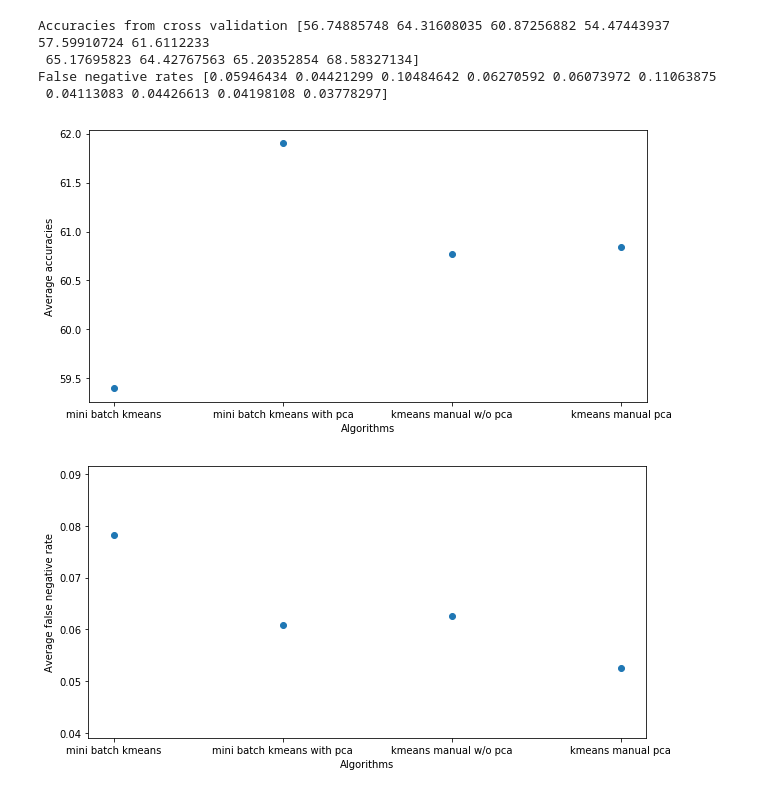
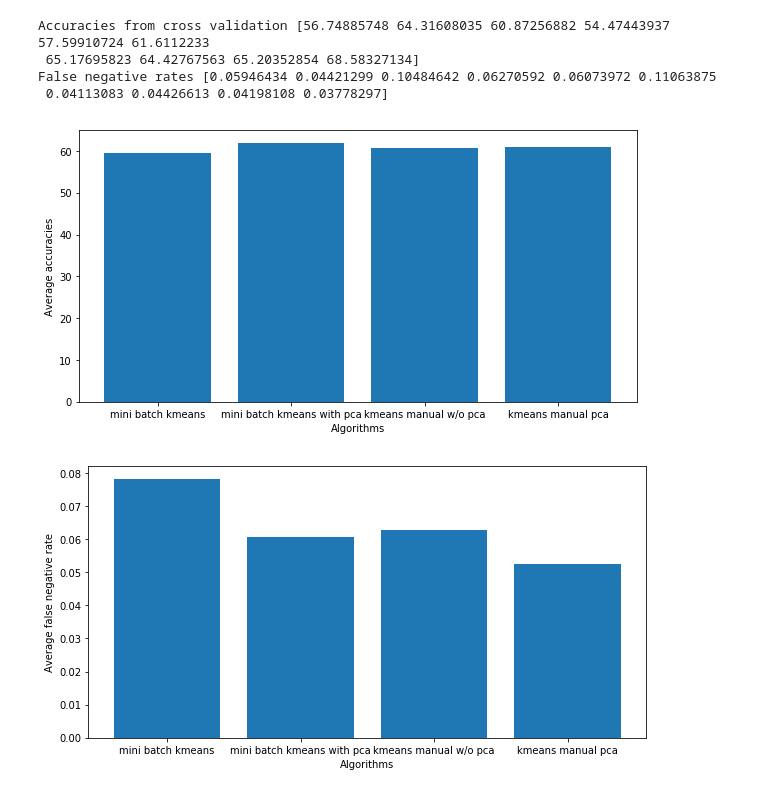
Before and after one commit to rahulk98/Loan-default-prediction, a Jupyter notebook: Final Project.ipynb, the cells around one changed output. Cells and saved outputs as stored; diff of their text form; code cells hidden in the pictures.

```diff
--- a/Final Project.ipynb
+++ b/Final Project.ipynb
@@ -6,10 +6,9 @@ import matplotlib.pyplot as plt
 from sklearn.preprocessing import LabelEncoder,StandardScaler
 
 #Data preprocessing
-data = pd.read_csv('LoanStats3b.csv',skiprows=1,low_memory=False)
-data = data.drop([data.index[len(data)-1], data.index[len(data)-2]])
+data = pd.read_csv('LoanStats3b.csv',skiprows=1)
 c = []
-#Dropping columns filled with more than half null values
+#Dropping columns filled with more than 90% null values
 data = data.dropna(thresh = len(data)*9/10,axis=1)
 #Removing redundant and irrelevant columns
 #Removing columns which have same values throughout
@@ -40,19 +39,16 @@ for i in string_label:
     le = LabelEncoder()
     data[i] = le.fit_transform(data[i])
 
+
+#Filling null values by mean
+data.fillna(data.mean(),inplace = True)
+data.to_csv("loanCleanedNotT.csv")
+
 #Applying standardization
 scl = StandardScaler()
 fields = data.columns.values[:-1]
-#Filling null values by mean
-data.fillna(data.mean(),inplace = True)
-data.to_csv("loanCleanedNotT.csv")
 data_clean = pd.DataFrame(scl.fit_transform(data[fields]), columns = fields)
-
-
 data_clean['loan_status'] = data['loan_status']
-
-data_clean['loan_status'].fillna(0, inplace=True)
-
 data_clean.to_csv('loanCleaned.csv', index=False)
 print(data.shape)
 # %% [output]
@@ -197,7 +196,6 @@ def sigmoid(z):
     temp = 1 + (np.exp(-z))
     return 1/temp
 def hypothesis(theta, x):
-
     if(sigmoid(np.dot(theta,x))<0.5):
         return 0
     else:
@@ -220,7 +218,7 @@ def gradient_descent(X,y,theta, alpha):
     for i in range(num_iter):
         e = gradient(X,theta,y)
         theta = theta - alpha * e
-    return theta, num_iter
+    return theta
 def predict(theta, X):
     h = []
     temp = np.ones(len(X)).reshape(len(X),1)
@@ -233,7 +231,7 @@ def logistic_reg(X, y, X_test,alpha=0.1):
     temp = np.ones(len(X)).reshape(len(X),1)
     X = vstack((temp.T,X.T)).T
     theta = np.ones(X.shape[1])
-    theta, num_iter = gradient_descent(X,y,theta,alpha)
+    theta = gradient_descent(X,y,theta,alpha)
     y_pred = predict(theta,X_test)
     return theta,y_pred
 a_scores = []
@@ -307,10 +305,9 @@ for train_index, test_index in kf.split(X):
         keras.layers.Dense(2,activation='softmax')
         ])
     model.compile(optimizer='sgd',
-              loss='categorical_crossentropy',
-              metrics=['accuracy'])
+              loss='categorical_crossentropy')
 
-    model.fit(X_train, y_train, epochs=30, batch_size=10000, verbose=0)
+    model.fit(X_train, y_train, epochs=30,verbose=0)
     y_pred = model.predict(X_test)
     score = accuracy_score(np.argmax(y_test,axis=1), np.argmax(y_pred,axis=1))*100
     tn, fp, fn, tp = confusion_matrix(np.argmax(y_test,axis=1), np.argmax(y_pred,axis=1)).ravel()
@@ -379,10 +377,9 @@ for train_index, test_index in kf.split(X):
         keras.layers.Dense(2,activation='softmax')
         ])
     model.compile(optimizer='sgd',
-              loss='categorical_crossentropy',
-              metrics=['accuracy'])
+              loss='categorical_crossentropy')
 
-    model.fit(X_train, y_train, epochs=30, batch_size=10000, verbose=0)
+    model.fit(X_train, y_train, epochs=30)
     y_pred = model.predict(X_test)
     score = accuracy_score(np.argmax(y_test,axis=1), np.argmax(y_pred,axis=1))*100
     tn, fp, fn, tp = confusion_matrix(np.argmax(y_test,axis=1), np.argmax(y_pred,axis=1)).ravel()
@@ -910,20 +905,20 @@ False negative rates [0.05946434 0.04421299 0.10484642 0.06270592 0.06073972 0.1
 # %%
 from matplotlib import pyplot as plt
 algos = ["mini batch kmeans","mini batch kmeans with pca", "kmeans manual w/o pca", "kmeans manual pca"]
 acc = [mbkm_wo_pca_acc, mbkm_pca_acc,kmeans_m_wo_pca_acc,kmeans_m_pca_acc]
 fnr = [mbkm_wo_pca_fnr,  mbkm_pca_fnr,kmeans_m_wo_pca_fnr,kmeans_m_pca_fnr]
 
 plt.figure(figsize=(10,5))
-plt.scatter(algos, acc)
+plt.bar(algos, acc)
 plt.xlabel("Algorithms")
 plt.ylabel("Average accuracies")
 plt.show()
 
 plt.figure(figsize=(10,5))
-plt.scatter(algos, fnr)
+plt.bar(algos, fnr)
 plt.xlabel("Algorithms")
 plt.ylabel("Average false negative rate")
 plt.show()
 # %% [output]
-[figure, old version]
+[figure, new version]
-[figure, old version]
+[figure, new version]
```
Also changed, not shown: parts of 8 cells of this notebook, 1 other file.
